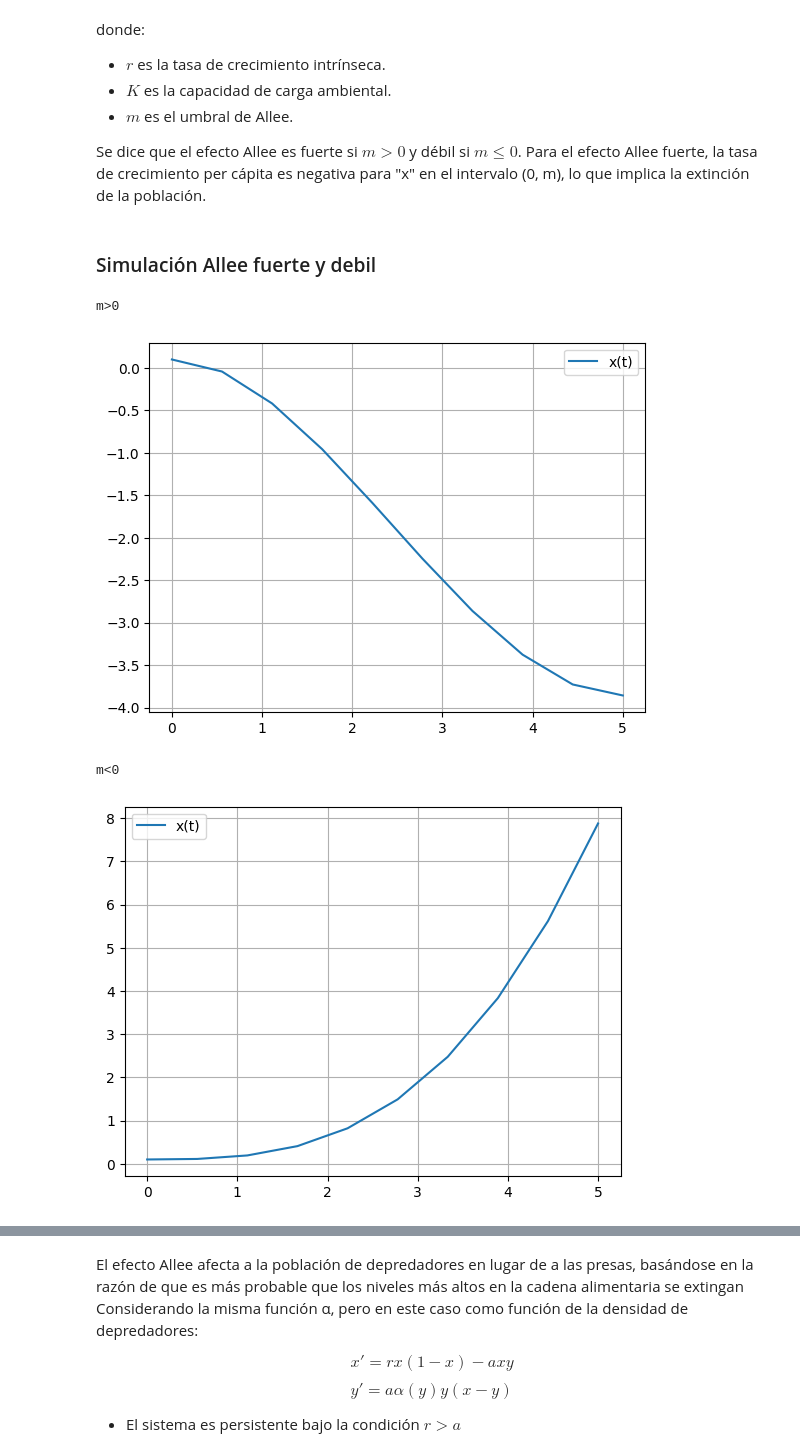
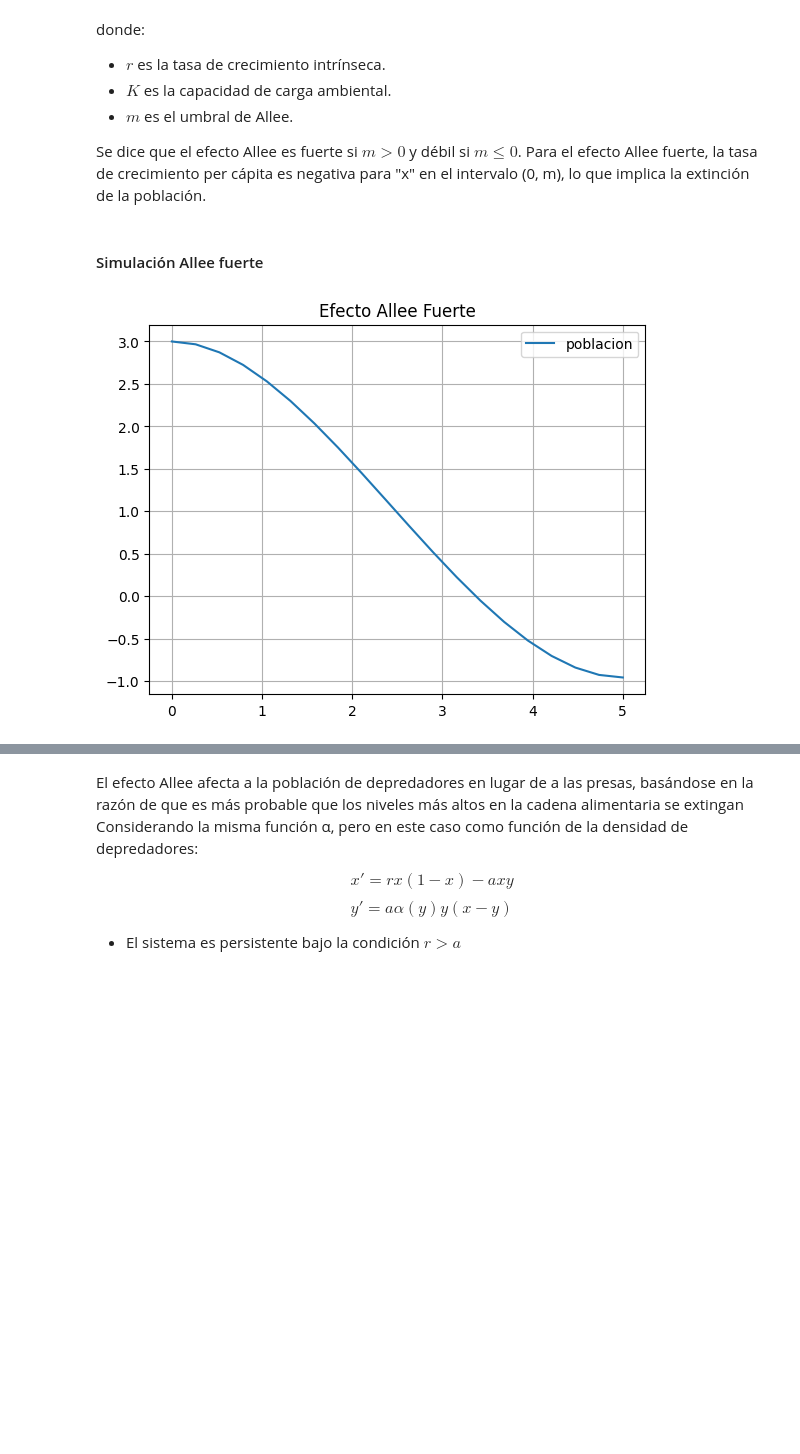
Before and after one commit to Juanjruizr26/Tarea4_MSI, a Jupyter notebook: tarea4.ipynb, the cells around one changed output, grey strips where cells are left out. Saved outputs shown, nothing was run; the diff lists cells and outputs as text; code cells hidden in the pictures; blank space fills up the shorter version.

```diff
--- a/tarea4.ipynb
+++ b/tarea4.ipynb
@@ -80,47 +83,40 @@ donde:
 
 Se dice que el efecto Allee es fuerte si $m > 0$ y débil si $m ≤ 0$. Para el efecto Allee fuerte, la tasa de crecimiento per cápita es negativa para "x" en el intervalo (0, m), lo que implica la extinción de la población.
 # %% [markdown]
-### Simulación Allee fuerte y debil
+#### Simulación Allee fuerte
 # %%
-def f(x, t,m):
+def f(x, t):
     r = 0.2
     k = 50
+    m = 5
     dxdt =  r*(1-x/k) * (x-m)*x
     return dxdt
 
-def runge_kutta4(u0, a, b, n,m):
+def runge_kutta4a(u0, a, b, n):
     t = np.linspace(a, b, n)
     h = (b - a) / (n - 1)
     u = np.zeros(n)
     u[0] = u0
     for i in range(1, n):
-        k1 = h * f(t[i - 1], u[i - 1],m)
-        k2 = h * f(t[i - 1] + 0.5 * h, u[i - 1] + 0.5 * k1,m)
-        k3 = h * f(t[i - 1] + 0.5 * h, u[i - 1] + 0.5 * k2,m)
-        k4 = h * f(t[i - 1] + h, u[i - 1] + k3,m)
+        k1 = h * f(t[i - 1], u[i - 1])
+        k2 = h * f(t[i - 1] + 0.5 * h, u[i - 1] + 0.5 * k1)
+        k3 = h * f(t[i - 1] + 0.5 * h, u[i - 1] + 0.5 * k2)
+        k4 = h * f(t[i - 1] + h, u[i - 1] + k3)
         u[i] = u[i - 1] + (1 / 6) * (k1 + 2 * k2 + 2 * k3 + k4)
-
-    x_values = u
-    plt.plot(t, x_values, label='x(t)')
-    plt.grid()
-    plt.legend()
-    plt.show()
 
     return t, u
 
-u0 = 0.1
+u0 = 3
 a = 0
 b = 5
-n = 10
+n = 20
 
-print("m>0")
-t, u = runge_kutta4(u0, a, b, n, 5)
-
-print("m<0")
-t, u = runge_kutta4(u0, a, b, n, -0.03)
+t, u = runge_kutta4a(u0, a, b, n)
+plt.plot(t, u, label='población')
+plt.title('Efecto Allee Fuerte')
+plt.grid()
+plt.legend()
+plt.show()
 # %% [output]
-m>0
-[figure, old version]
+[figure, new version]
-m<0
-[figure, removed]
 # %% [markdown]
```
Also changed, not shown: parts of 80 cells of this notebook.
